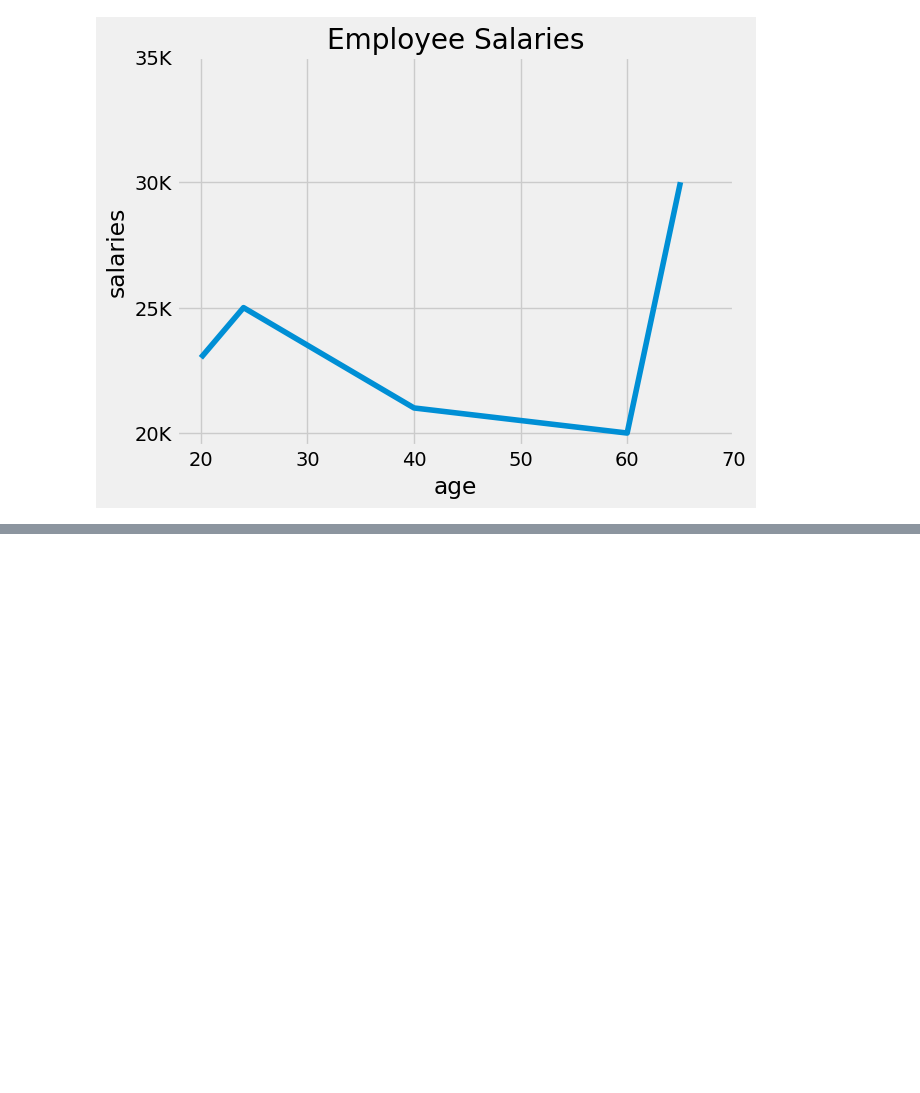
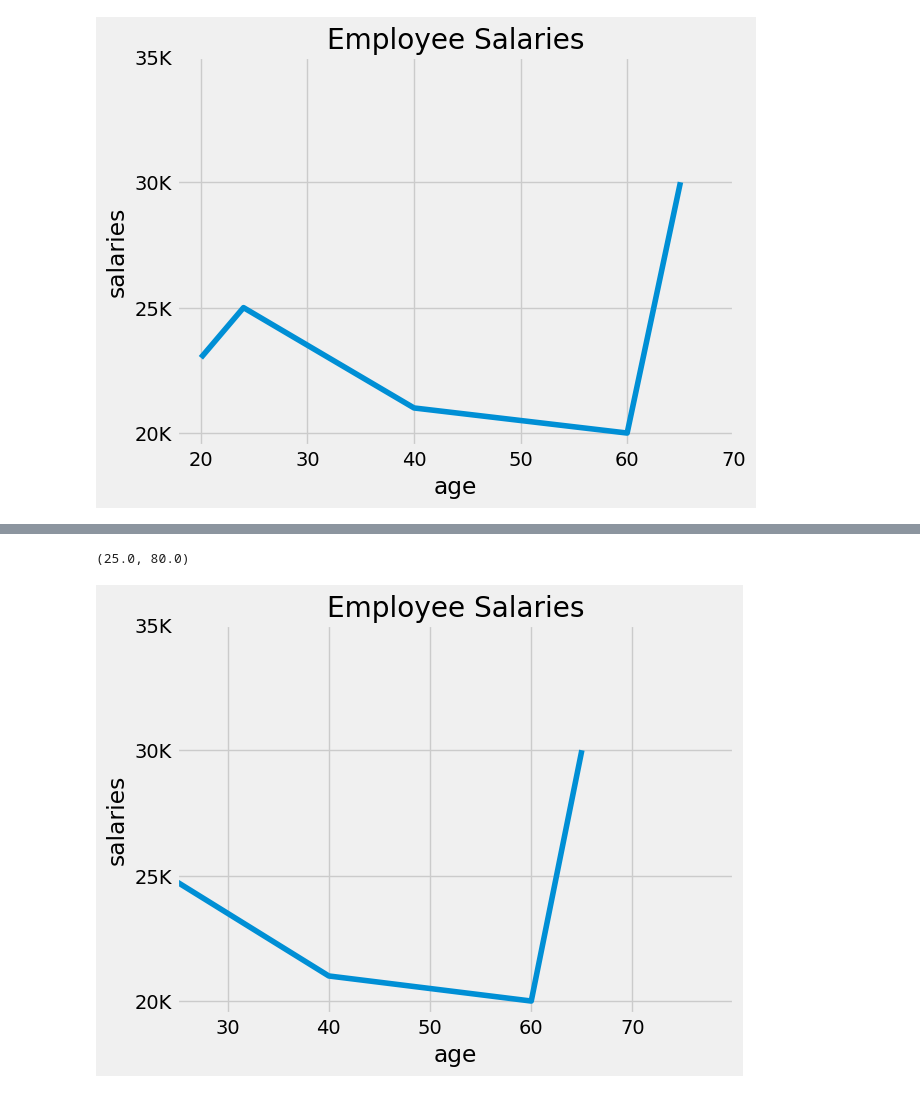
Before and after one commit to harshitgupta240197/Python, a Jupyter notebook: Matplotlib/Core_Concepts/x-ticks_y-ticks.ipynb, the cells around one changed output, grey strips where cells are left out. Cells and saved outputs as stored; diff of their text form; code cells hidden in the pictures; blank space fills up the shorter version.

```diff
--- a/Matplotlib/Core_Concepts/x-ticks_y-ticks.ipynb
+++ b/Matplotlib/Core_Concepts/x-ticks_y-ticks.ipynb
@@ -50,0 +55,14 @@ plt.yticks([20000,25000,30000,35000], labels=['20K', '25K', '30K', '35K'])
+# %%
+salaries = [23000,25000,21000,20000,30000]
+age = [20,24,40,60,65]
+
+plt.plot(age, salaries)
+plt.title('Employee Salaries')
+plt.xlabel('age')
+plt.ylabel('salaries')
+plt.xticks([20,30,40,50,60,70])
+plt.yticks([20000,25000,30000,35000], labels=['20K', '25K', '30K', '35K'])
+plt.xlim(25,80)
+# %% [output]
+(25.0, 80.0)
+[figure, added]
```
Also changed, not shown: parts of 1 cell of this notebook, 1 other file.
